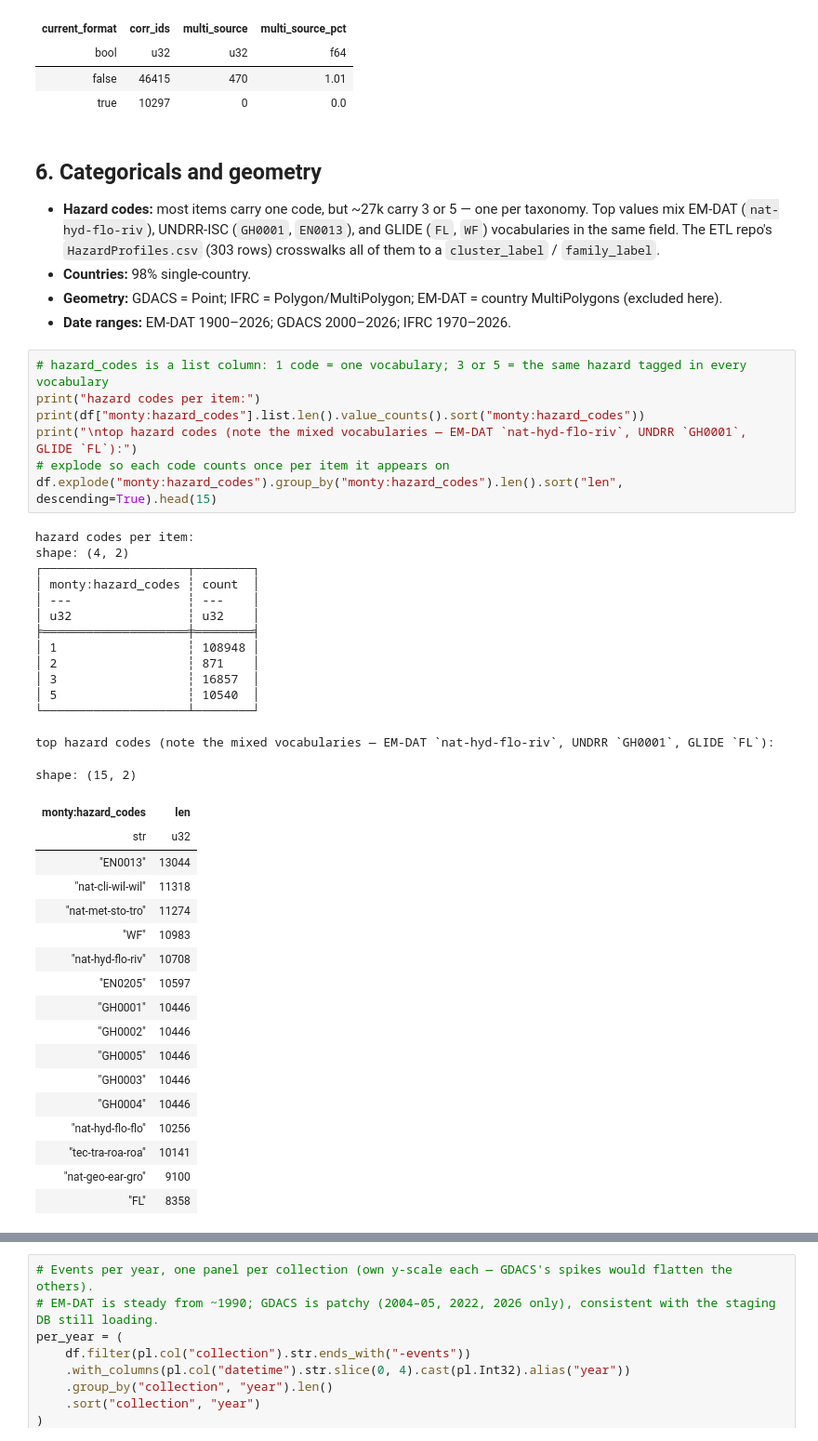
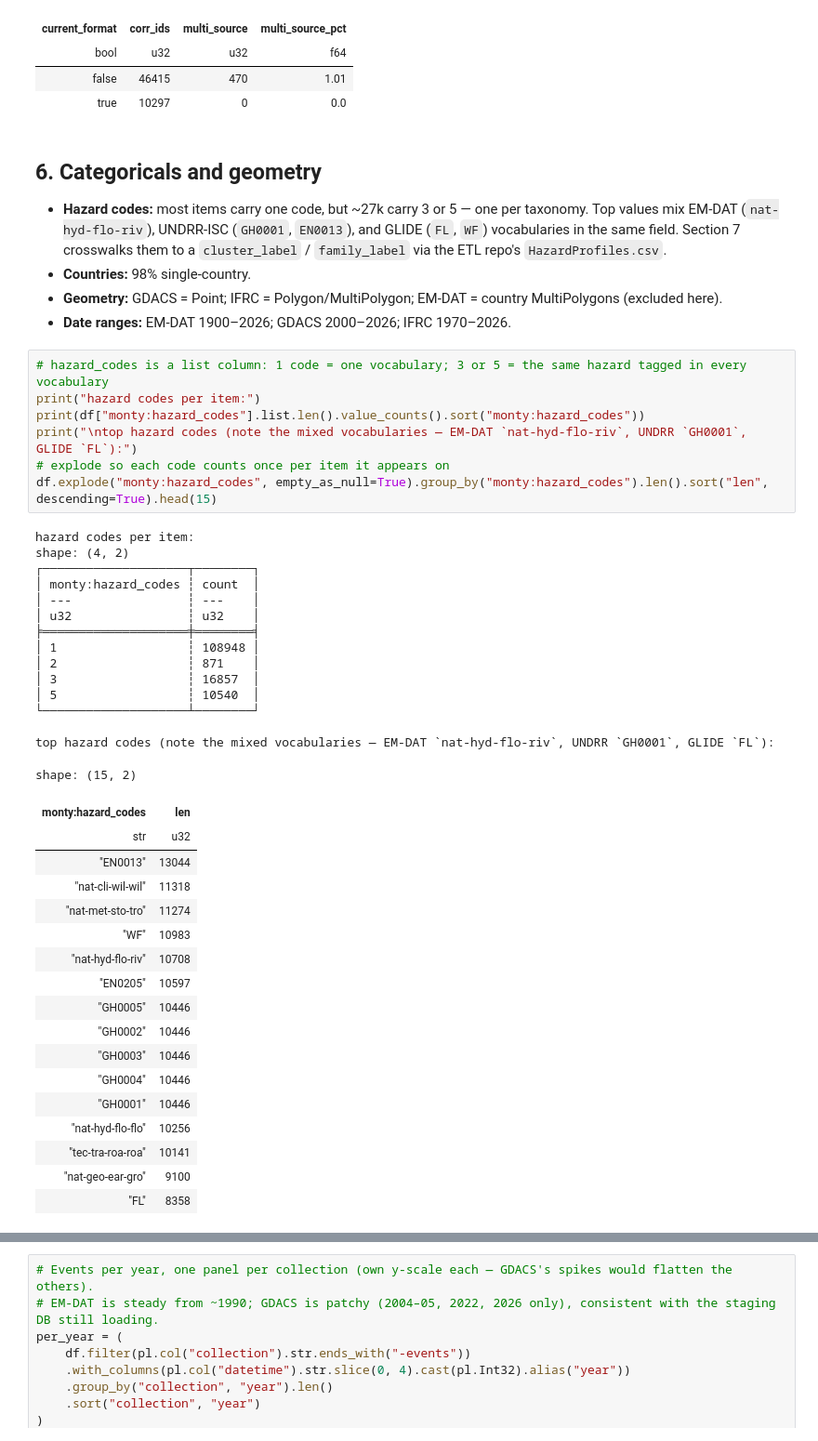
Before and after one commit to jbugli-NJ/fall-2026-group2, a Jupyter notebook: notebooks/eda_nb.ipynb, the cells around one changed output, grey strips where cells are left out. Shown at 93% size. Saved outputs shown, nothing was run; the diff lists cells and outputs as text.

```diff
--- a/notebooks/eda_nb.ipynb
+++ b/notebooks/eda_nb.ipynb
@@ -656,46 +597,46 @@ shape: (2, 4)
 # %% [markdown]
 ## 6. Categoricals and geometry
 
-- **Hazard codes:** most items carry one code, but ~27k carry 3 or 5 — one per taxonomy. Top values mix EM-DAT (`nat-hyd-flo-riv`), UNDRR-ISC (`GH0001`, `EN0013`), and GLIDE (`FL`, `WF`) vocabularies in the same field. The ETL repo's `HazardProfiles.csv` (303 rows) crosswalks all of them to a `cluster_label` / `family_label`.
+- **Hazard codes:** most items carry one code, but ~27k carry 3 or 5 — one per taxonomy. Top values mix EM-DAT (`nat-hyd-flo-riv`), UNDRR-ISC (`GH0001`, `EN0013`), and GLIDE (`FL`, `WF`) vocabularies in the same field. Section 7 crosswalks them to a `cluster_label` / `family_label` via the ETL repo's `HazardProfiles.csv`.
 - **Countries:** 98% single-country.
 - **Geometry:** GDACS = Point; IFRC = Polygon/MultiPolygon; EM-DAT = country MultiPolygons (excluded here).
 - **Date ranges:** EM-DAT 1900–2026; GDACS 2000–2026; IFRC 1970–2026.
 # %%
 # hazard_codes is a list column: 1 code = one vocabulary; 3 or 5 = the same hazard tagged in every vocabulary
 print("hazard codes per item:")
 print(df["monty:hazard_codes"].list.len().value_counts().sort("monty:hazard_codes"))
 print("\ntop hazard codes (note the mixed vocabularies — EM-DAT `nat-hyd-flo-riv`, UNDRR `GH0001`, GLIDE `FL`):")
 # explode so each code counts once per item it appears on
-df.explode("monty:hazard_codes").group_by("monty:hazard_codes").len().sort("len", descending=True).head(15)
+df.explode("monty:hazard_codes", empty_as_null=True).group_by("monty:hazard_codes").len().sort("len", descending=True).head(15)
 # %% [output]
 hazard codes per item:
 shape: (4, 2)
 ┌────────────────────┬────────┐
 │ monty:hazard_codes ┆ count  │
 │ ---                ┆ ---    │
 │ u32                ┆ u32    │
 ╞════════════════════╪════════╡
 │ 1                  ┆ 108948 │
 │ 2                  ┆ 871    │
 │ 3                  ┆ 16857  │
 │ 5                  ┆ 10540  │
 └────────────────────┴────────┘
 
 top hazard codes (note the mixed vocabularies — EM-DAT `nat-hyd-flo-riv`, UNDRR `GH0001`, GLIDE `FL`):
 shape: (15, 2)
 | monty:hazard_codes | len |
 | str | u32 |
 | "EN0013" | 13044 |
 | "nat-cli-wil-wil" | 11318 |
 | "nat-met-sto-tro" | 11274 |
 | "WF" | 10983 |
 | "nat-hyd-flo-riv" | 10708 |
 | "EN0205" | 10597 |
-| "GH0001" | 10446 |
+| "GH0005" | 10446 |
 | "GH0002" | 10446 |
-| "GH0005" | 10446 |
 | "GH0003" | 10446 |
 | "GH0004" | 10446 |
+| "GH0001" | 10446 |
 | "nat-hyd-flo-flo" | 10256 |
 | "tec-tra-roa-roa" | 10141 |
 | "nat-geo-ear-gro" | 9100 |
```
Also changed, not shown: parts of 36 cells of this notebook.
